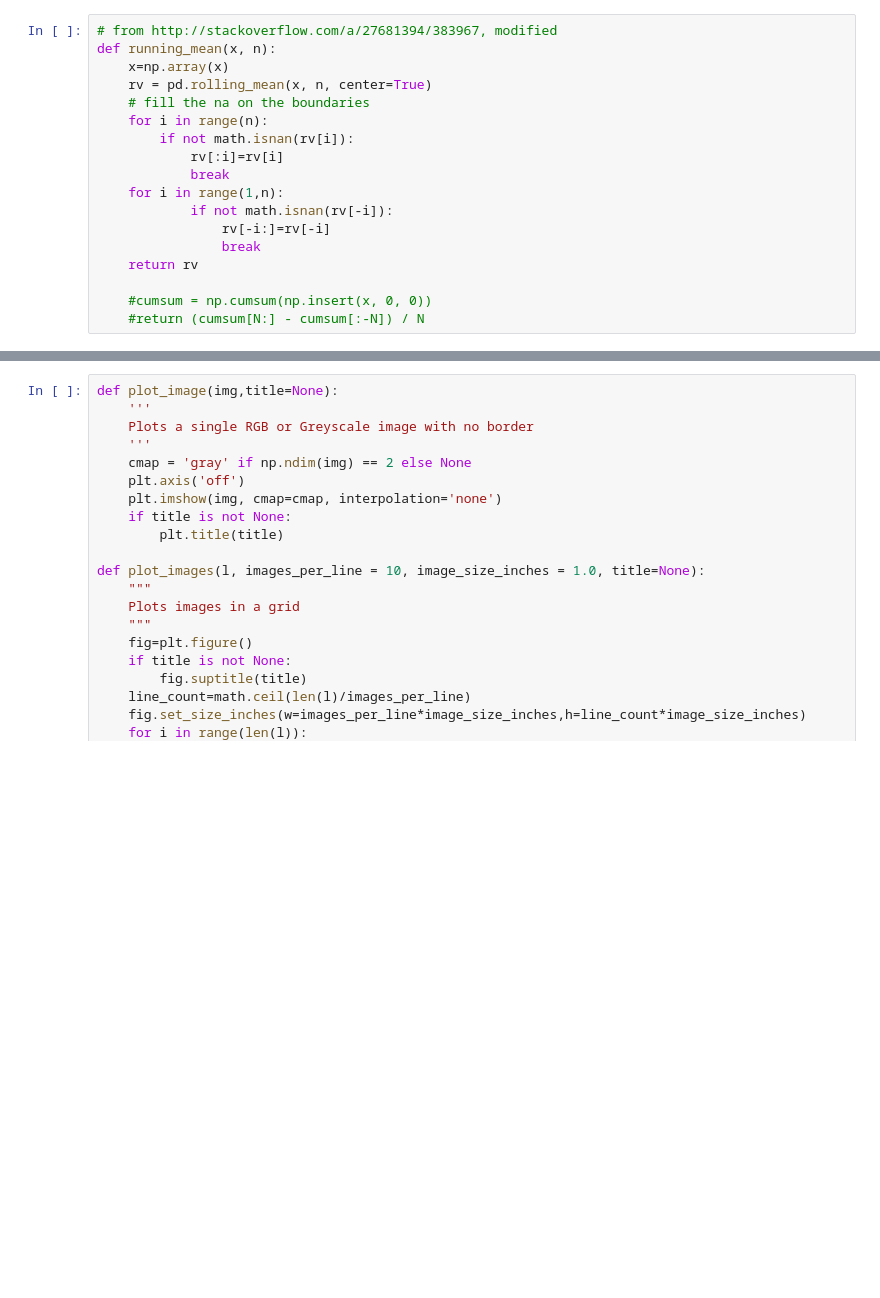
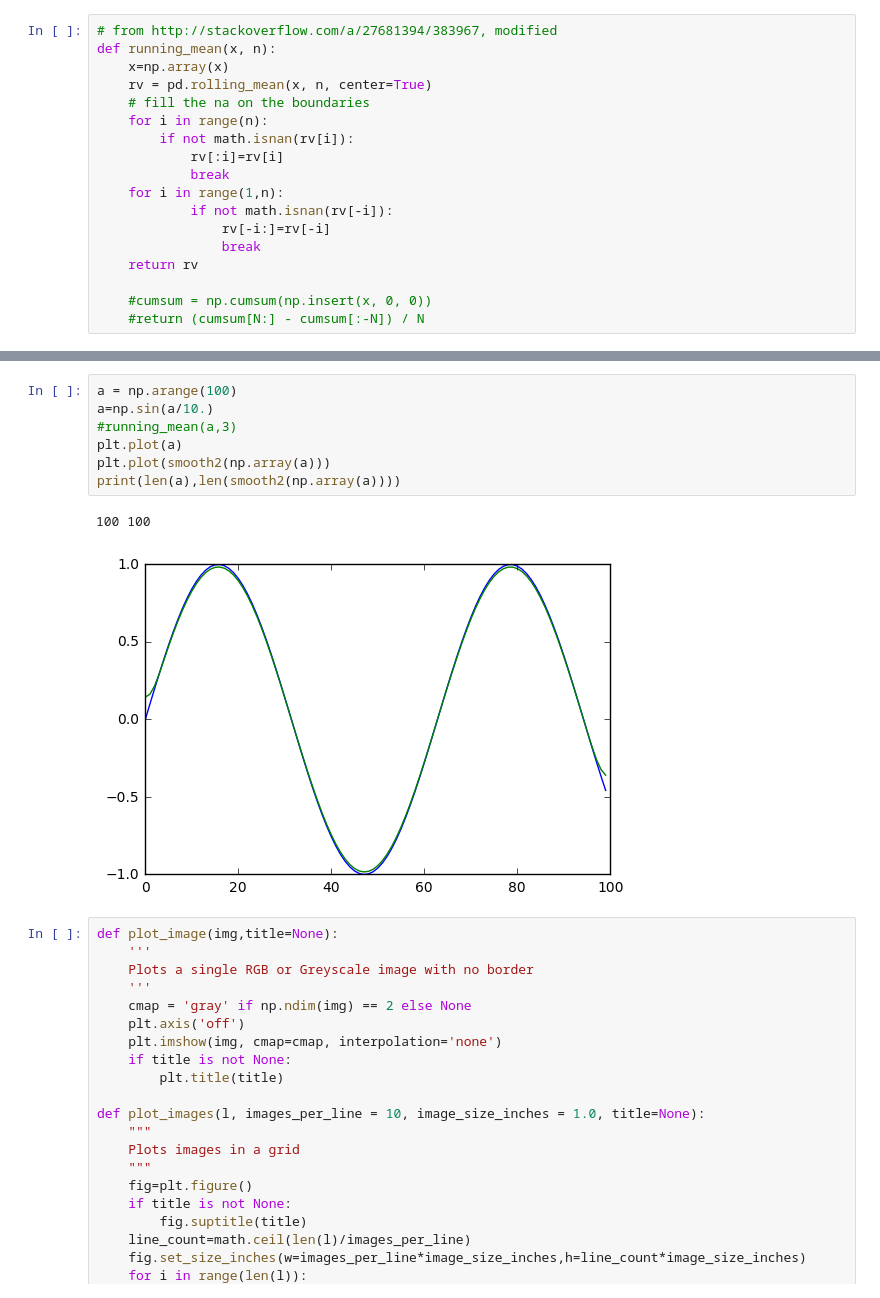
Before and after one commit to berickson/CarND-Behaviorial-Cloning, a Jupyter notebook: Behavorial-Cloning.ipynb, the cells around one changed output, grey strips where cells are left out. Drawn from its saved outputs; the diff is of its cells as text; blank space fills up the shorter version.

```diff
--- a/Behavorial-Cloning.ipynb
+++ b/Behavorial-Cloning.ipynb
@@ -63,3 +117,13 @@ def running_mean(x, n):
+# %%
+a = np.arange(100)
+a=np.sin(a/10.)
+#running_mean(a,3)
+plt.plot(a)
+plt.plot(smooth2(np.array(a)))
+print(len(a),len(smooth2(np.array(a))))
+# %% [output]
+100 100
+[figure, added]
 # %%
 def plot_image(img,title=None):
     '''
```
Also changed, not shown: parts of 31 cells of this notebook, 3 other files.
